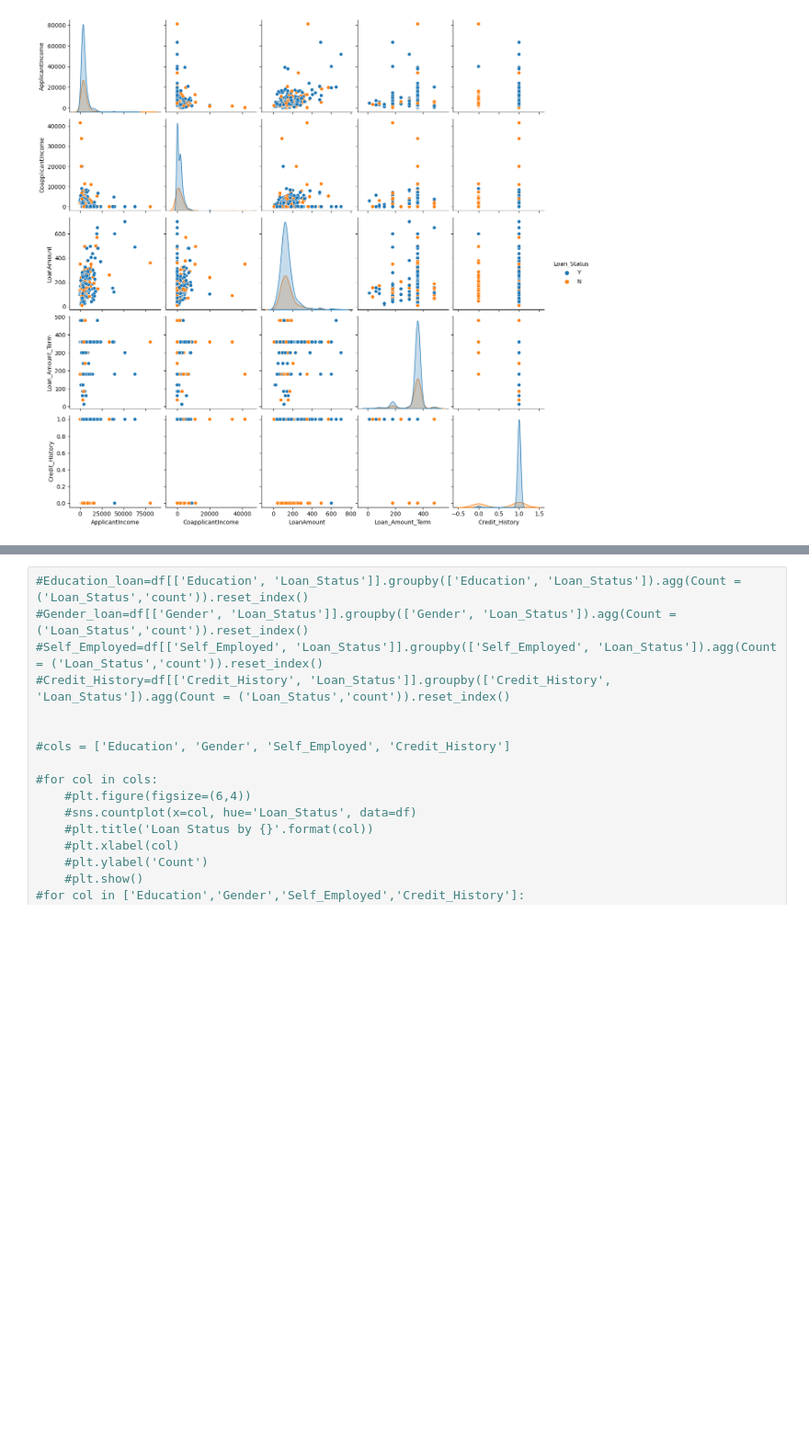
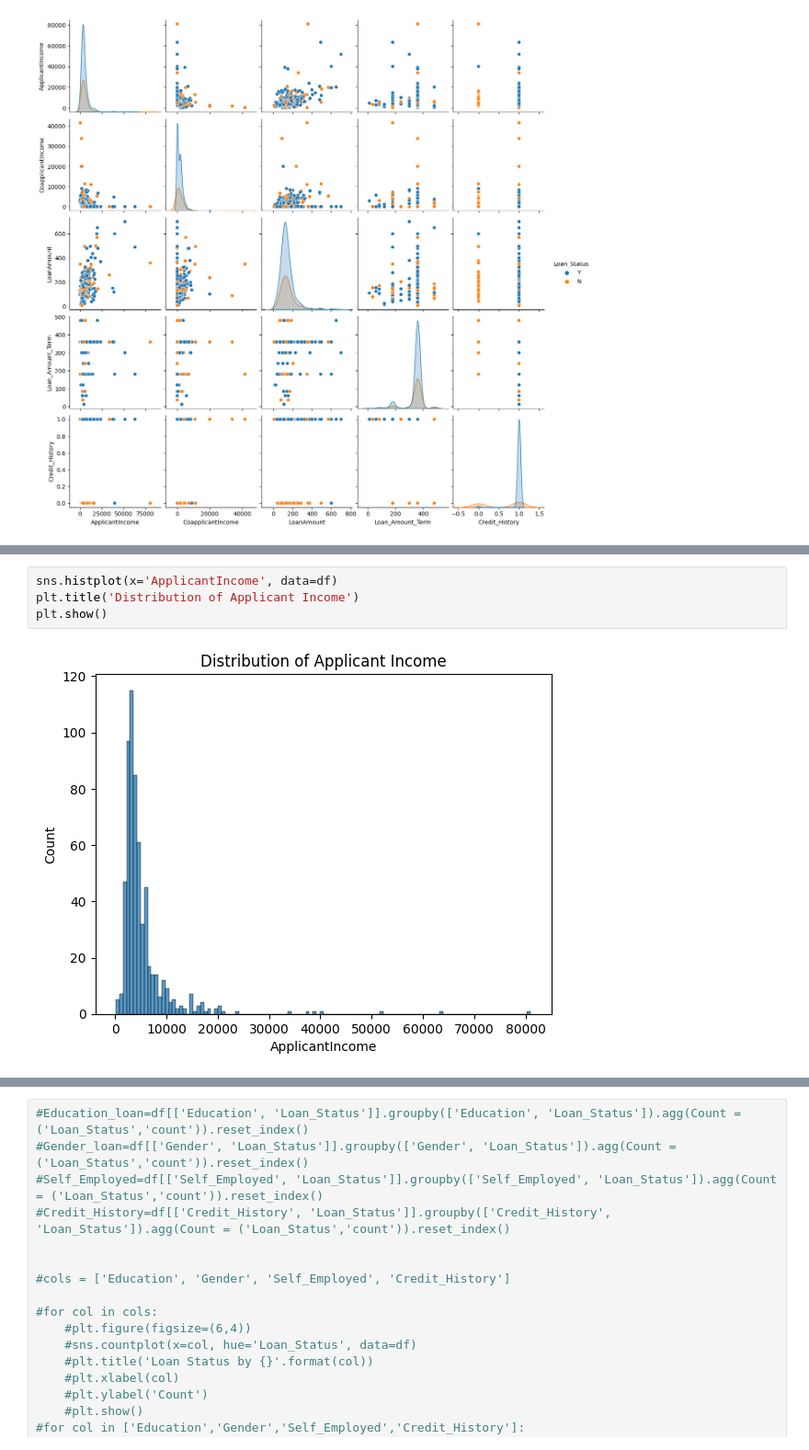
Before and after one commit to KrishnaMoorthy47/Home-Loan-Approval-1, a Jupyter notebook: HomeLoanApproval_Project.ipynb, the cells around one changed output, grey strips where cells are left out. Shown at 92% size. Cells and saved outputs as stored; diff of their text form; blank space fills up the shorter version.

```diff
--- a/HomeLoanApproval_Project.ipynb
+++ b/HomeLoanApproval_Project.ipynb
@@ -199,0 +213,6 @@ plt.show()
+# %%
+sns.histplot(x='ApplicantIncome', data=df)
+plt.title('Distribution of Applicant Income')
+plt.show()
+# %% [output]
+[figure, added]
```
Also changed, not shown: parts of 18 cells of this notebook.
